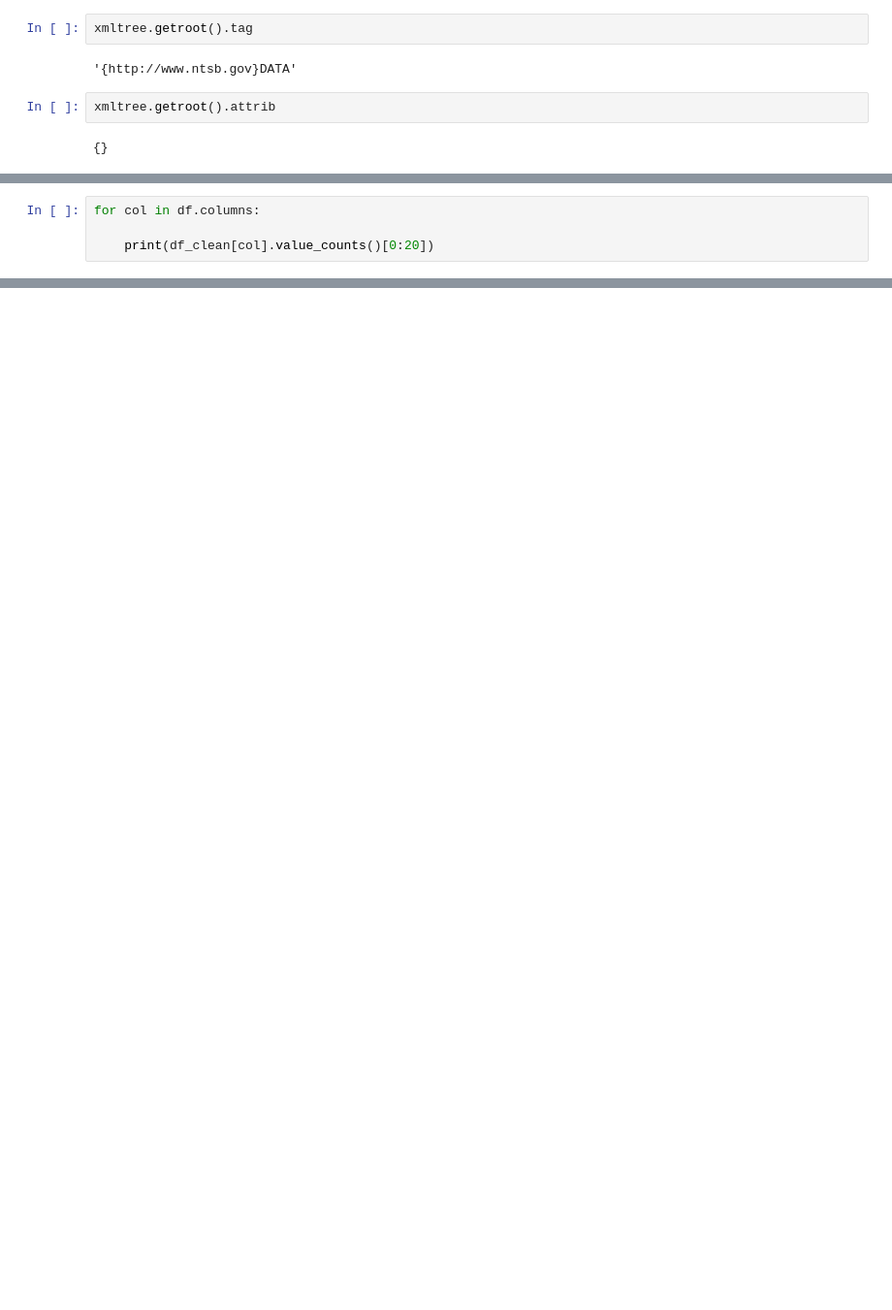
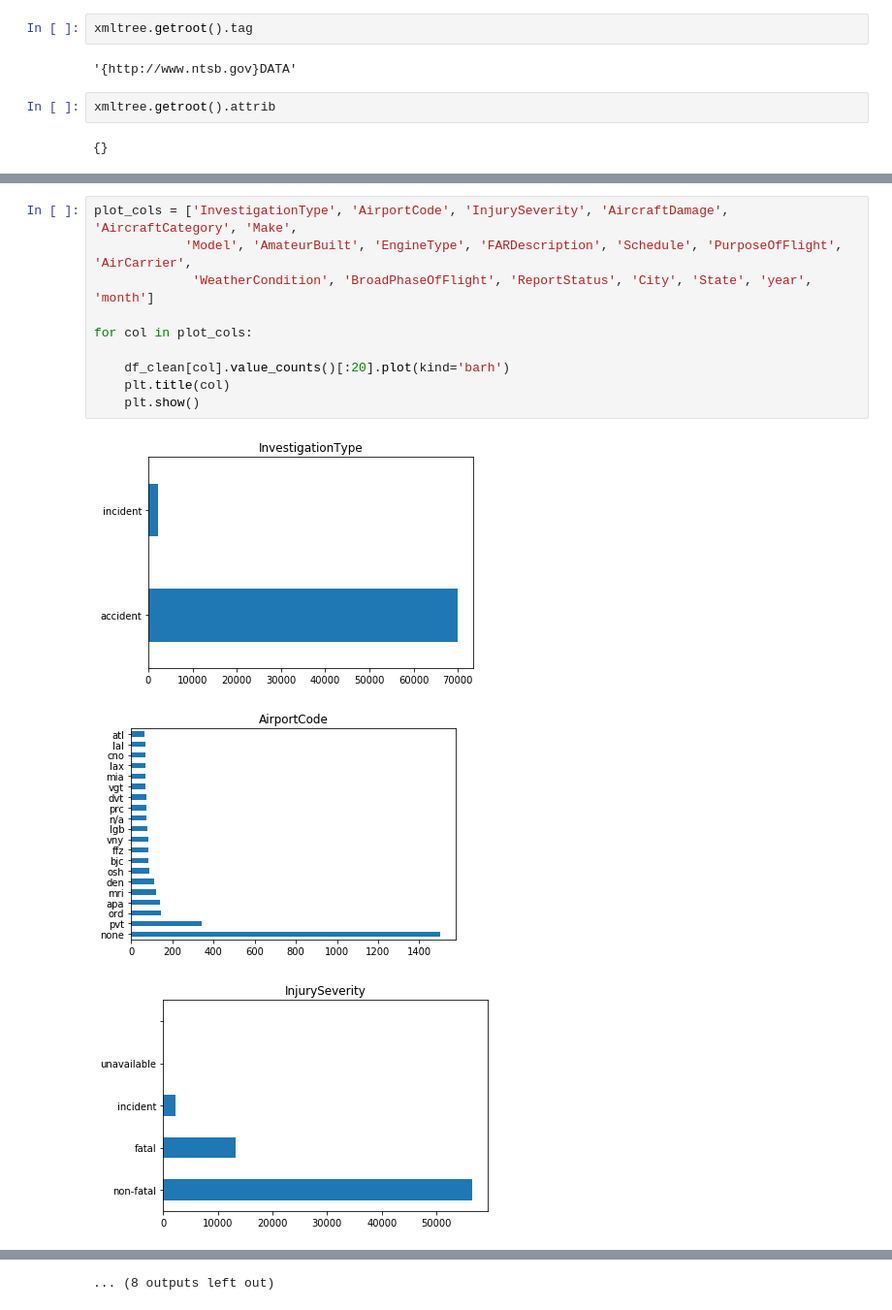
Before and after one commit to kirstyward/data-scientist-exercise02, a Jupyter notebook: NTSB.ipynb, the cells around one changed output, grey strips where cells are left out. Shown at 97% size. Drawn from its saved outputs; the diff is of its cells as text; blank space fills up the shorter version.

```diff
--- a/NTSB.ipynb
+++ b/NTSB.ipynb
@@ -142,4 +121,0 @@ Name: EventDate, dtype: object
-# %%
-for col in df.columns:
-
-    print(df_clean[col].value_counts()[0:20])
@@ -163,0 +157,14 @@ Name: WeatherCondition, dtype: int64
+# %%
+plot_cols = ['InvestigationType', 'AirportCode', 'InjurySeverity', 'AircraftDamage', 'AircraftCategory', 'Make',
+            'Model', 'AmateurBuilt', 'EngineType', 'FARDescription', 'Schedule', 'PurposeOfFlight', 'AirCarrier',
+             'WeatherCondition', 'BroadPhaseOfFlight', 'ReportStatus', 'City', 'State', 'year', 'month']
+
+for col in plot_cols:
+
+    df_clean[col].value_counts()[:20].plot(kind='barh')
+    plt.title(col)
+    plt.show()
+# %% [output]
+[figure, added]
+[figure, added]
+[figure, added]
@@ -164,3 +180,4 @@ Name: WeatherCondition, dtype: int64
+... (8 outputs left out)
 # %%
 #Plot number of incidents and fatalities over time
 
```
Also changed, not shown: parts of 17 cells of this notebook.
